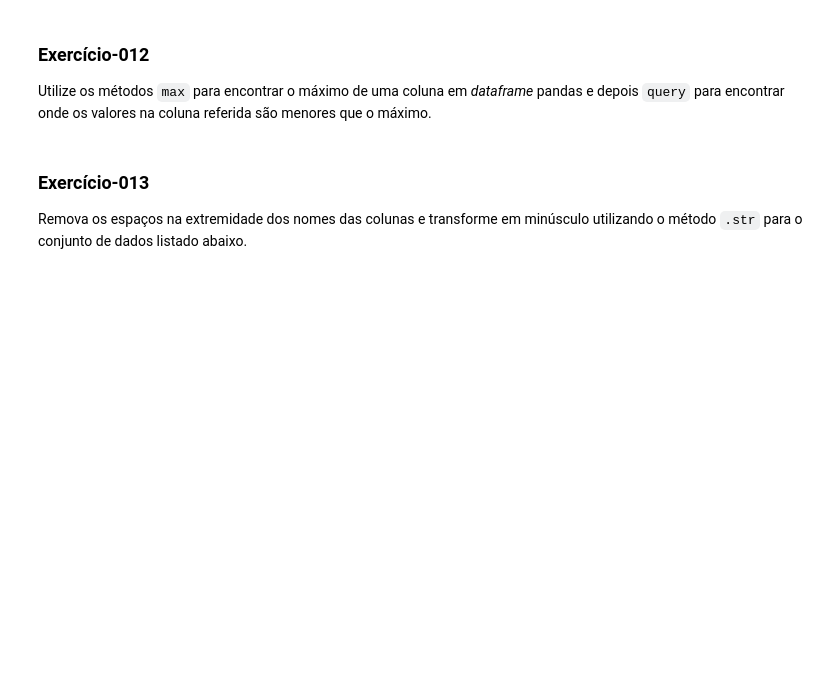
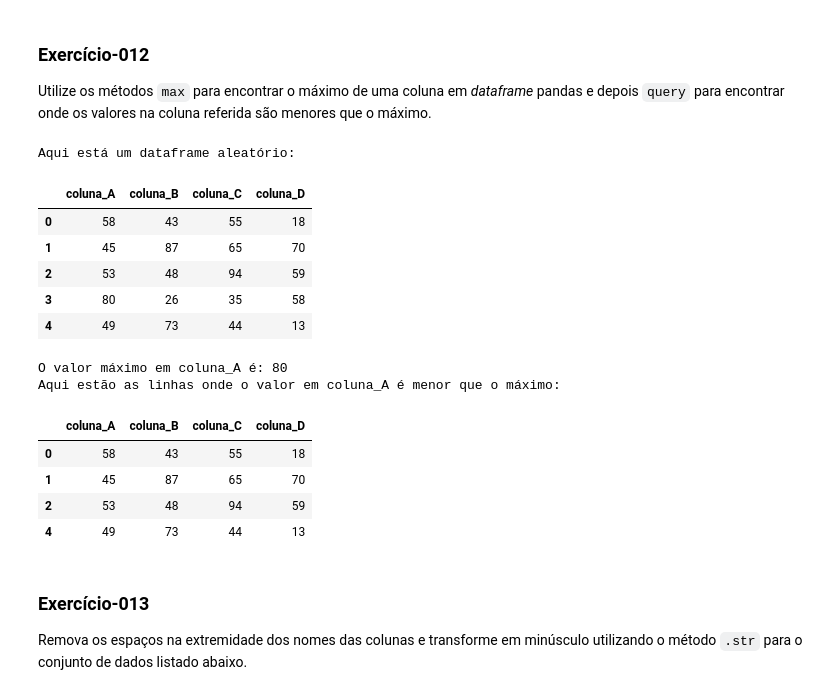
Before and after one commit to luiscruvinel/exercicios, a Jupyter notebook: lista2.ipynb, the cells around one changed output. Drawn from its saved outputs; the diff is of its cells as text; code cells hidden in the pictures; blank space fills up the shorter version.

```diff
--- a/lista2.ipynb
+++ b/lista2.ipynb
@@ -201,16 +358,31 @@ Utilize os métodos `max` para encontrar o máximo de uma coluna em _dataframe_
 # %%
 def lower_than_max(dataframe, coluna):
     max_value = (dataframe.max()[coluna])
     print(f'O valor máximo em {coluna} é: {max_value}')
     print(f'Aqui estão as linhas onde o valor em {coluna} é menor que o máximo:\n')
-    print(dataframe.query(f'{coluna} < @max_value'))
+    display(dataframe.query(f'{coluna} < @max_value'))
 
 if __name__ == '__main__':
     print('Aqui está um dataframe aleatório: ')
     df = pd.DataFrame(np.random.randint(0, 100, size=(5, 4)), columns = ['coluna_A','coluna_B','coluna_C','coluna_D'])
     display(df)
 
     lower_than_max(df, 'coluna_A')
+# %% [output]
+Aqui está um dataframe aleatório:
+|  | coluna_A | coluna_B | coluna_C | coluna_D |
+| 0 | 58 | 43 | 55 | 18 |
+| 1 | 45 | 87 | 65 | 70 |
+| 2 | 53 | 48 | 94 | 59 |
+| 3 | 80 | 26 | 35 | 58 |
+| 4 | 49 | 73 | 44 | 13 |
+O valor máximo em coluna_A é: 80
+Aqui estão as linhas onde o valor em coluna_A é menor que o máximo:
+|  | coluna_A | coluna_B | coluna_C | coluna_D |
+| 0 | 58 | 43 | 55 | 18 |
+| 1 | 45 | 87 | 65 | 70 |
+| 2 | 53 | 48 | 94 | 59 |
+| 4 | 49 | 73 | 44 | 13 |
 # %% [markdown]
 ### Exercício-013
 Remova os espaços na extremidade dos nomes das colunas e transforme em minúsculo utilizando o método `.str` para o conjunto de dados listado abaixo.
```
Also changed, not shown: parts of 16 cells of this notebook.
